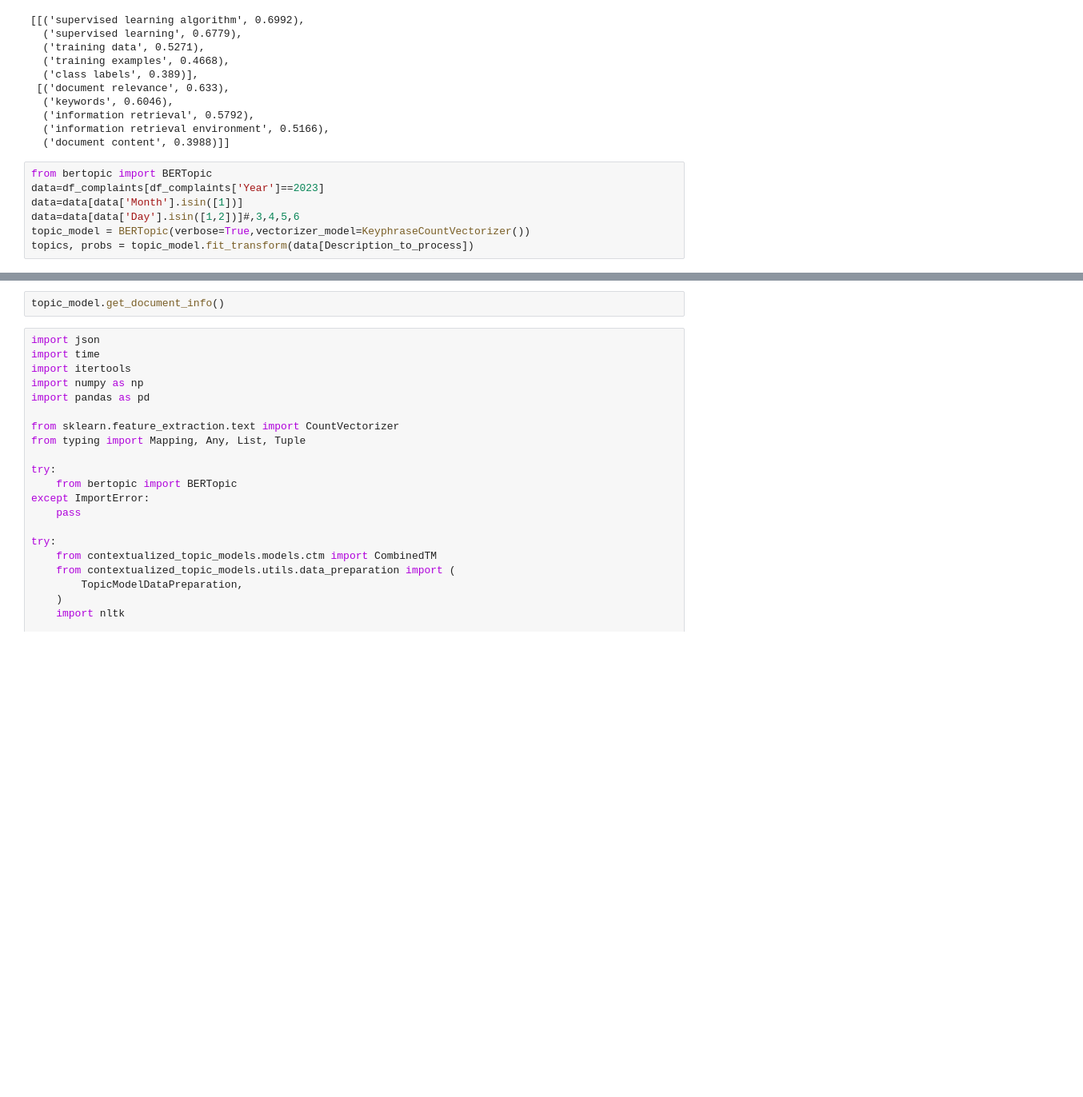
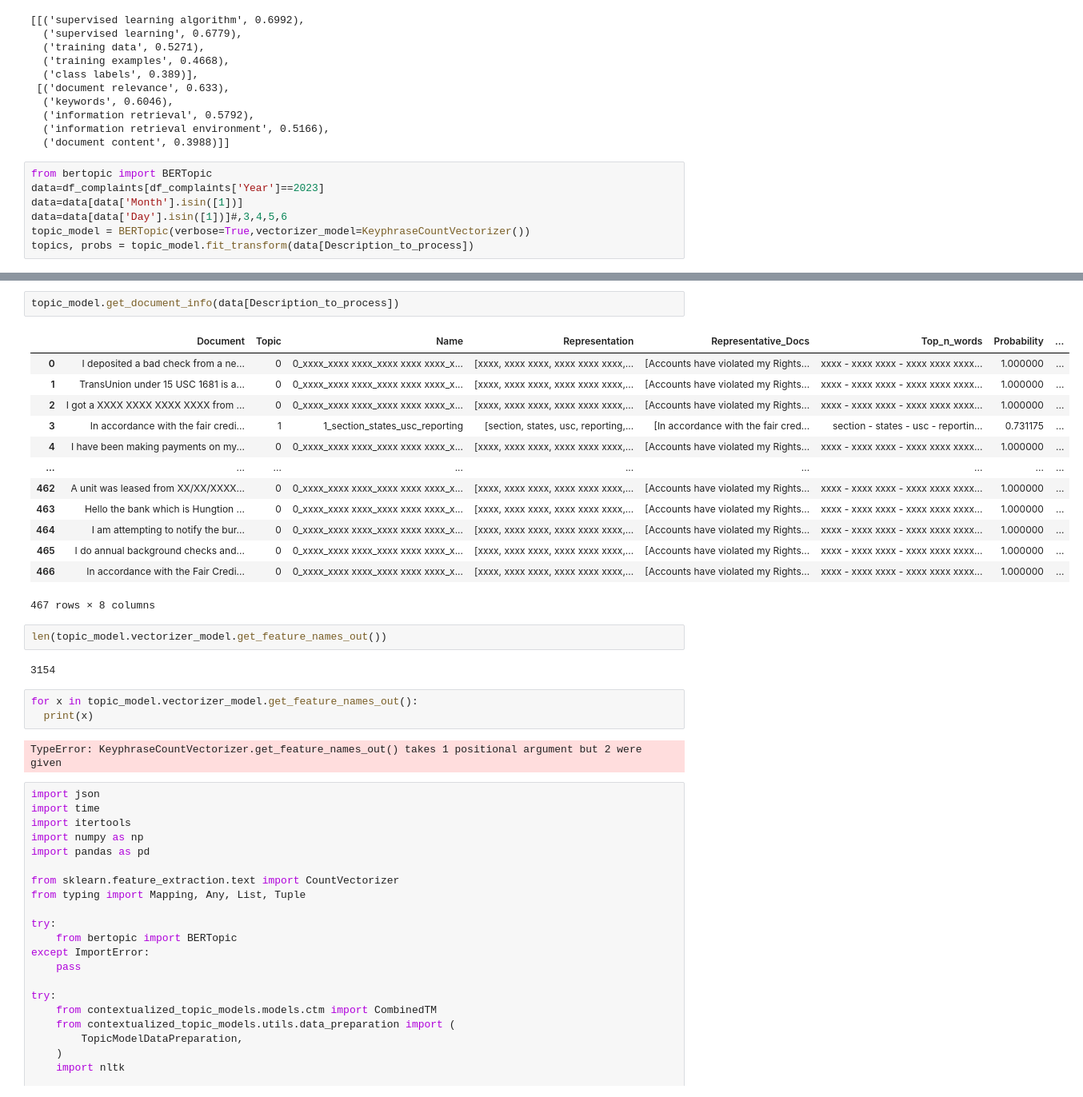
Before and after one commit to tara3165/NLP-, a Jupyter notebook: ComplaintAnalysis.ipynb, the cells around one changed output, grey strips where cells are left out. Shown at 80% size. Drawn from its saved outputs; the diff is of its cells as text; blank space fills up the shorter version.

```diff
--- a/ComplaintAnalysis.ipynb
+++ b/ComplaintAnalysis.ipynb
@@ -228,7 +228,7 @@ INFO:KeyphraseVectorizer:It looks like you do not have downloaded a list of stop
 from bertopic import BERTopic
 data=df_complaints[df_complaints['Year']==2023]
 data=data[data['Month'].isin([1])]
-data=data[data['Day'].isin([1,2])]#,3,4,5,6
+data=data[data['Day'].isin([1])]#,3,4,5,6
 topic_model = BERTopic(verbose=True,vectorizer_model=KeyphraseCountVectorizer())
 topics, probs = topic_model.fit_transform(data[Description_to_process])
 # %% [output]
@@ -236,5 +243,28 @@ topics, probs = topic_model.fit_transform(data[Description_to_process])
 # %%
-topic_model.get_document_info()
+topic_model.get_document_info(data[Description_to_process])
+# %% [output]
+|  | Document | Topic | Name | Representation | Representative_Docs | Top_n_words | Probability | ... |
+| 0 | I deposited a bad check from a ne... | 0 | 0_xxxx_xxxx xxxx_xxxx xxxx xxxx_x... | [xxxx, xxxx xxxx, xxxx xxxx xxxx,... | [Accounts have violated my Rights... | xxxx - xxxx xxxx - xxxx xxxx xxxx... | 1.000000 | ... |
+| 1 | TransUnion under 15 USC 1681 is a... | 0 | 0_xxxx_xxxx xxxx_xxxx xxxx xxxx_x... | [xxxx, xxxx xxxx, xxxx xxxx xxxx,... | [Accounts have violated my Rights... | xxxx - xxxx xxxx - xxxx xxxx xxxx... | 1.000000 | ... |
+| 2 | I got a XXXX XXXX XXXX XXXX from ... | 0 | 0_xxxx_xxxx xxxx_xxxx xxxx xxxx_x... | [xxxx, xxxx xxxx, xxxx xxxx xxxx,... | [Accounts have violated my Rights... | xxxx - xxxx xxxx - xxxx xxxx xxxx... | 1.000000 | ... |
+| 3 | In accordance with the fair credi... | 1 | 1_section_states_usc_reporting | [section, states, usc, reporting,... | [In accordance with the fair cred... | section - states - usc - reportin... | 0.731175 | ... |
+| 4 | I have been making payments on my... | 0 | 0_xxxx_xxxx xxxx_xxxx xxxx xxxx_x... | [xxxx, xxxx xxxx, xxxx xxxx xxxx,... | [Accounts have violated my Rights... | xxxx - xxxx xxxx - xxxx xxxx xxxx... | 1.000000 | ... |
+| ... | ... | ... | ... | ... | ... | ... | ... | ... |
+| 462 | A unit was leased from XX/XX/XXXX... | 0 | 0_xxxx_xxxx xxxx_xxxx xxxx xxxx_x... | [xxxx, xxxx xxxx, xxxx xxxx xxxx,... | [Accounts have violated my Rights... | xxxx - xxxx xxxx - xxxx xxxx xxxx... | 1.000000 | ... |
+| 463 | Hello the bank which is Hungtion ... | 0 | 0_xxxx_xxxx xxxx_xxxx xxxx xxxx_x... | [xxxx, xxxx xxxx, xxxx xxxx xxxx,... | [Accounts have violated my Rights... | xxxx - xxxx xxxx - xxxx xxxx xxxx... | 1.000000 | ... |
+| 464 | I am attempting to notify the bur... | 0 | 0_xxxx_xxxx xxxx_xxxx xxxx xxxx_x... | [xxxx, xxxx xxxx, xxxx xxxx xxxx,... | [Accounts have violated my Rights... | xxxx - xxxx xxxx - xxxx xxxx xxxx... | 1.000000 | ... |
+| 465 | I do annual background checks and... | 0 | 0_xxxx_xxxx xxxx_xxxx xxxx xxxx_x... | [xxxx, xxxx xxxx, xxxx xxxx xxxx,... | [Accounts have violated my Rights... | xxxx - xxxx xxxx - xxxx xxxx xxxx... | 1.000000 | ... |
+| 466 | In accordance with the Fair Credi... | 0 | 0_xxxx_xxxx xxxx_xxxx xxxx xxxx_x... | [xxxx, xxxx xxxx, xxxx xxxx xxxx,... | [Accounts have violated my Rights... | xxxx - xxxx xxxx - xxxx xxxx xxxx... | 1.000000 | ... |
+467 rows × 8 columns
+# %%
+len(topic_model.vectorizer_model.get_feature_names_out())
+# %% [output]
+3154
+# %%
+for x in topic_model.vectorizer_model.get_feature_names_out():
+  print(x)
+# %% [output]
+TypeError: KeyphraseCountVectorizer.get_feature_names_out() takes 1 positional argument but 2 were given
 # %%
 import json
 import time
```
Also changed, not shown: parts of 1 cell of this notebook.
